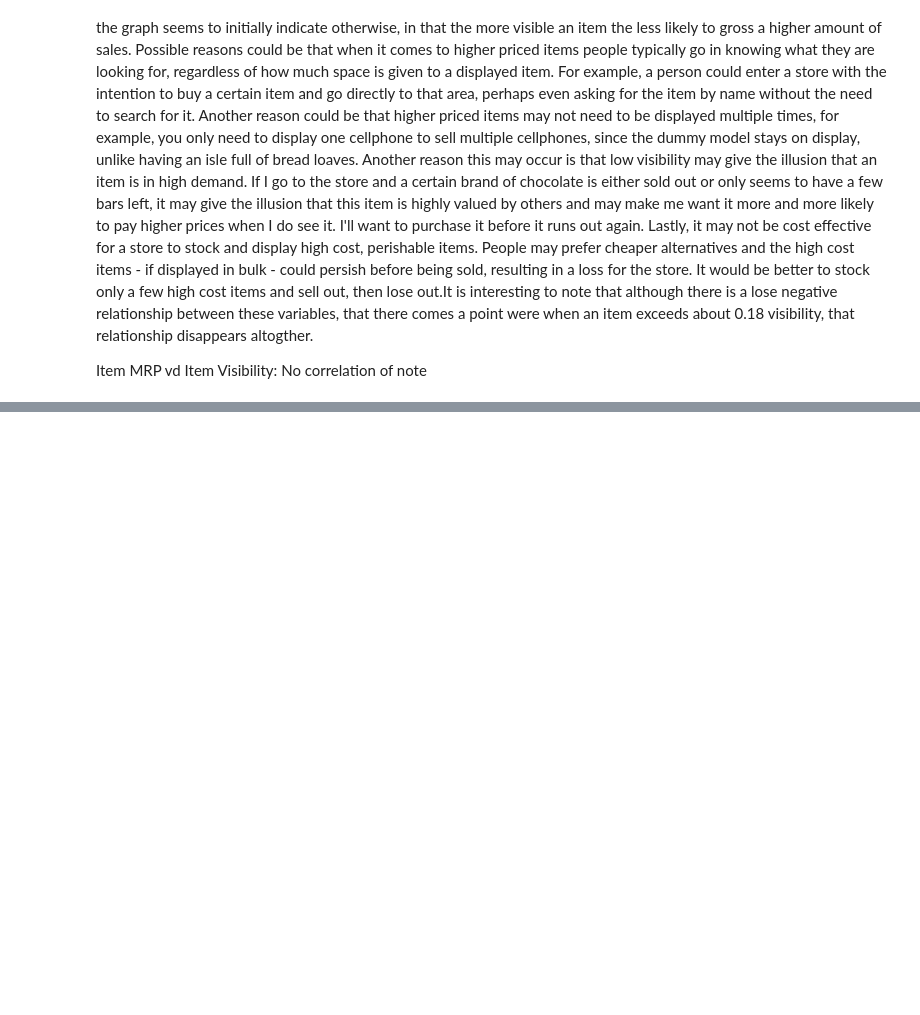
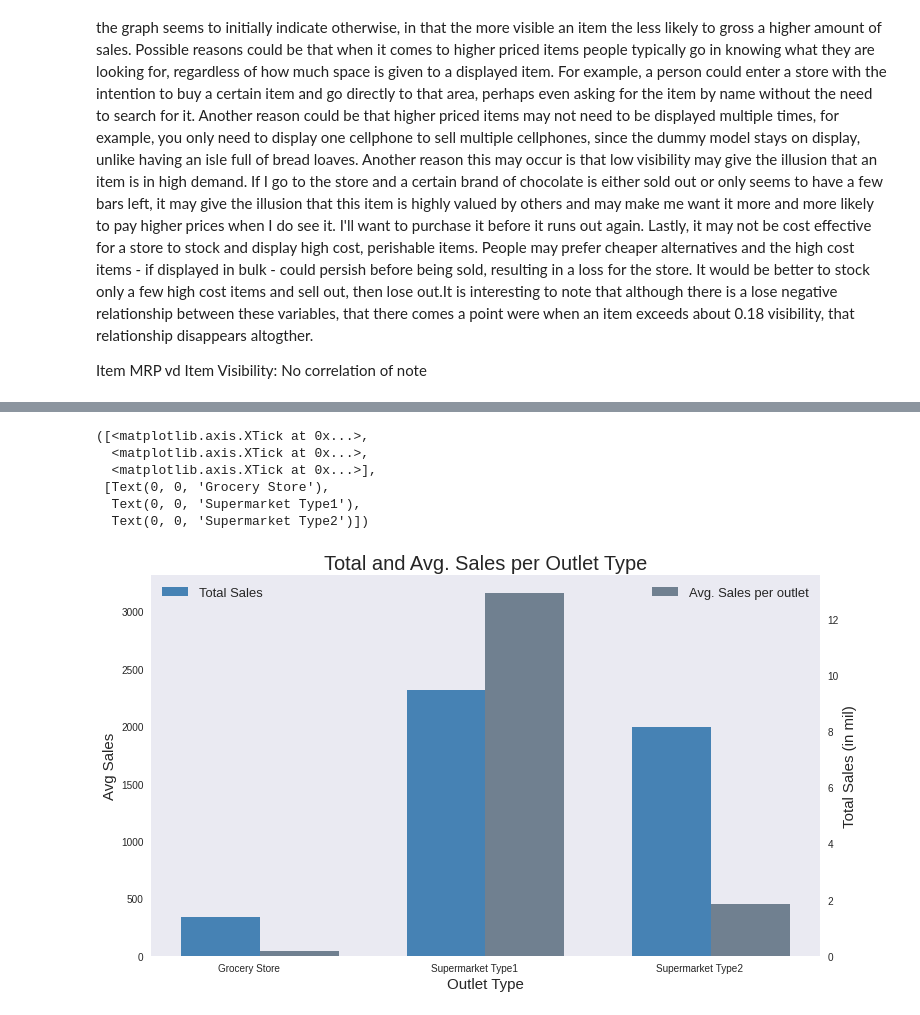
Before and after one commit to Cassandra-Simmons/Food-Sales_Predictions, a Jupyter notebook: Sales_Predict.ipynb, the cells around one changed output, grey strips where cells are left out. Cells and saved outputs as stored; diff of their text form; code cells hidden in the pictures; blank space fills up the shorter version.

```diff
--- a/Sales_Predict.ipynb
+++ b/Sales_Predict.ipynb
@@ -357,0 +554,29 @@ Item MRP vd Item Visibility: No correlation of note
+# %%
+ww = .35
+fig,ax = plt.subplots(figsize = (12,7))
+ax.grid(False)
+OTAvg = dfSalesFinal.groupby(['Outlet_Type'])['Sales'].mean()
+OTTot = dfSalesFinal.groupby(['Outlet_Type'])['Sales'].sum()/1_000_000
+
+ax.set_xlabel('Outlet Type',fontsize = 15)
+ax.set_ylabel('Avg Sales',fontsize = 15)
+ax.bar(np.arange(len(OTAvg.index)),OTAvg.values, color = 'steelblue', label = 'Total Sales', width = ww, align = 'center')
+ax.set_ylim(0,OTAvg.max() + 1000)
+
+ax2 = ax.twinx()
+ax2.set_ylabel('Total Sales (in mil)',fontsize = 15)
+ax2.grid(False)
+ax2.bar(np.arange(len(OTAvg.index)) + ww,OTTot.values, color = 'slategrey', label = 'Avg. Sales per outlet', width = ww)
+
+ax.legend(loc='upper left', facecolor = "k", fontsize = 13)
+ax2.legend(loc='best', facecolor = "k", fontsize = 13)
+plt.title("Total and Avg. Sales per Outlet Type",fontsize = 20)
+plt.xticks(np.arange(len(OTAvg.index)) + w/2, c = 'k', labels = list(OTAvg.index))
+# %% [output]
+([<matplotlib.axis.XTick at 0x...>,
+  <matplotlib.axis.XTick at 0x...>,
+  <matplotlib.axis.XTick at 0x...>],
+ [Text(0, 0, 'Grocery Store'),
+  Text(0, 0, 'Supermarket Type1'),
+  Text(0, 0, 'Supermarket Type2')])
+[figure, added]
```
Also changed, not shown: parts of 22 cells of this notebook.
